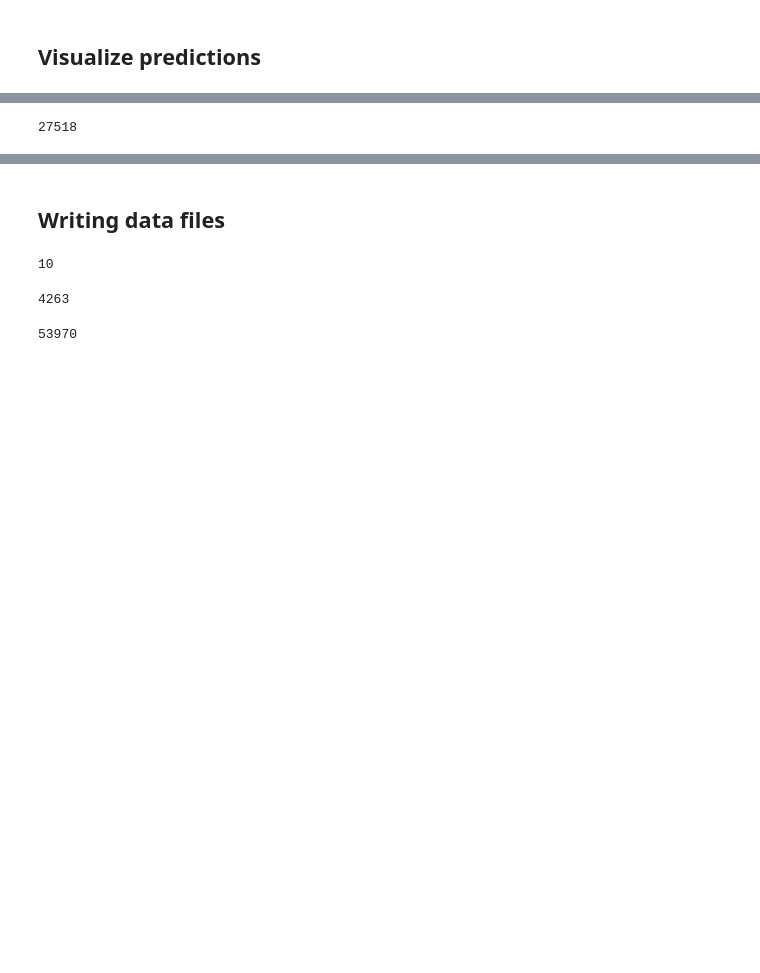
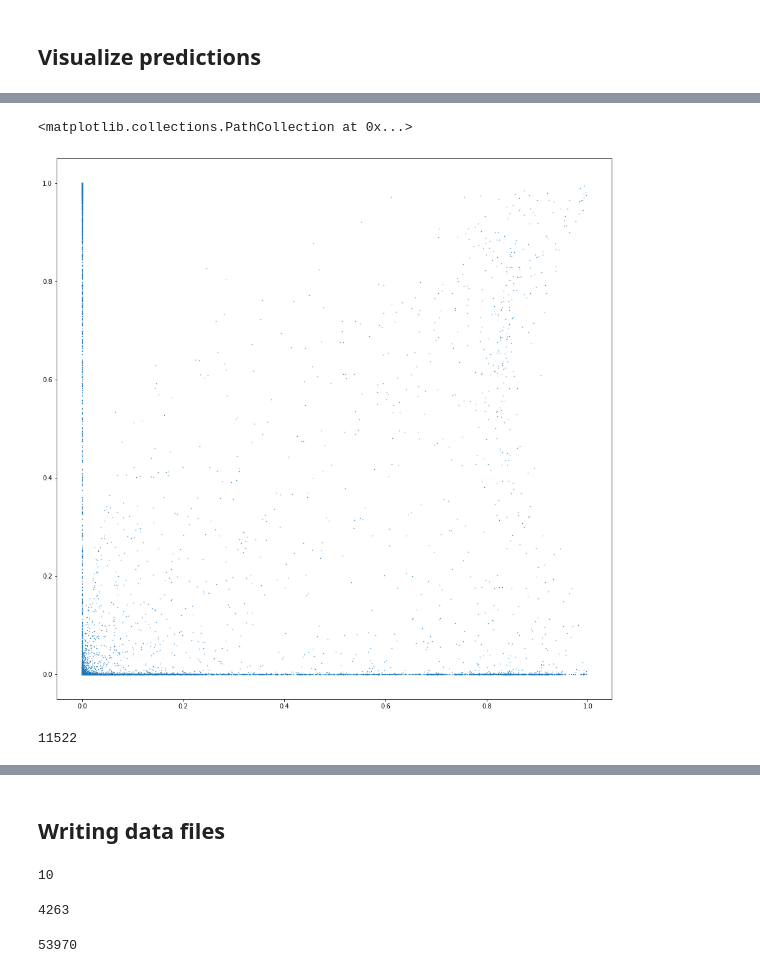
Before and after one commit to murnanedaniel/eta-tracker, a Jupyter notebook: notebooks/EvalTripGNN.ipynb, the cells around one changed output, grey strips where cells are left out. Saved outputs shown, nothing was run; the diff lists cells and outputs as text; code cells hidden in the pictures; blank space fills up the shorter version.

```diff
--- a/notebooks/EvalTripGNN.ipynb
+++ b/notebooks/EvalTripGNN.ipynb
@@ -186,10 +214,11 @@ plot_metrics(test_preds, test_targets, test_metrics)
 n_phi_sections = 4
 feature_scale = np.array([1000., np.pi / n_phi_sections, 1000., 1000., np.pi / n_phi_sections, 1000., 1])
 # %%
-i = 1
-
+i=13
 g = test_loader.dataset[i]
 e = g.edge_index.numpy()
 x = g.x.numpy() * feature_scale
 y = g.y.numpy()
 o = test_preds[i].numpy()
+# %%
+x_o = np.concatenate([x[e[0,:]], x[e[1,:]], np.array([o]).T], axis=1)
@@ -196,4 +229,11 @@ o = test_preds[i].numpy()
+# %%
+fig, ax0 = plt.subplots(figsize=(16,16))
+ax0.scatter(x_o[:,14]*(1-y),x_o[:,6]*x_o[:,13], s=0.2)
+# %% [output]
+<matplotlib.collections.PathCollection at 0x...>
+[figure, added]
 # %%
 len(y)
+len(x)
 # %% [output]
-27518
+11522
```
Also changed, not shown: parts of 32 cells of this notebook, 2 other files.
